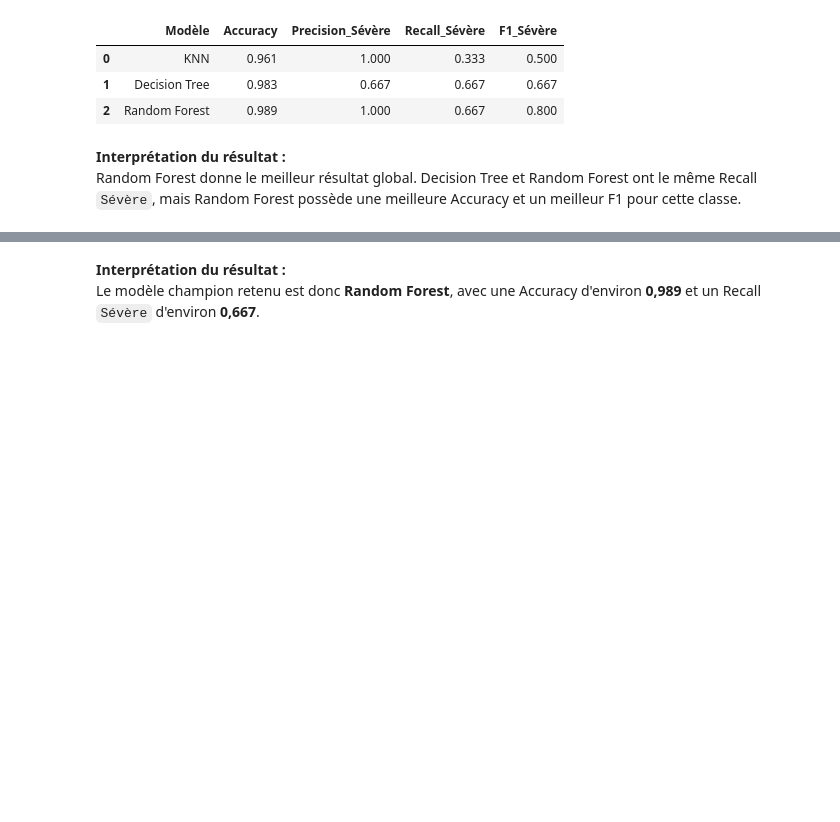
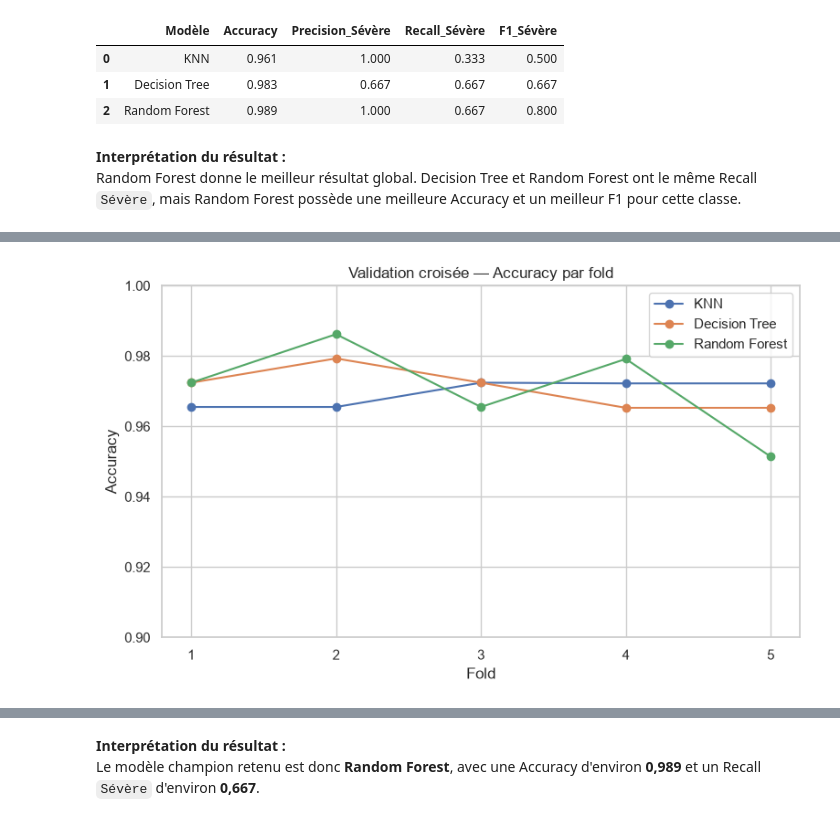
Before and after one commit to tarekalsemaan/USGS-Earthquake-AI, a Jupyter notebook: notebooks/05_Model_Damage.ipynb, the cells around one changed output, grey strips where cells are left out. Saved outputs shown, nothing was run; the diff lists cells and outputs as text; code cells hidden in the pictures; blank space fills up the shorter version.

Commit message:
Add cross-validation evaluation for damage and economic loss models

```diff
--- a/notebooks/05_Model_Damage.ipynb
+++ b/notebooks/05_Model_Damage.ipynb
@@ -1439,0 +1508,17 @@ Random Forest est retenu comme modèle champion. Il obtient la meilleure Accurac
+# %%
+# ============================================================
+# CROSS-VALIDATION — RANDOM FOREST
+# ============================================================
+
+scores_rf = cross_val_score(
+    random_forest,
+    X_train,
+    y_train,
+    cv=cv,
+    scoring="accuracy"
+)
+
+print("RANDOM FOREST")
+print("Scores :", scores_rf)
+print("Accuracy moyenne :", round(scores_rf.mean(), 3))
+print("Écart-type :", round(scores_rf.std(), 3))
@@ -1439,0 +1638,44 @@ Random Forest est retenu comme modèle champion. Il obtient la meilleure Accurac
+# %%
+# ============================================================
+# GRAPHIQUE — ACCURACY PAR FOLD
+# ============================================================
+
+import matplotlib.pyplot as plt
+
+folds = range(1, 6)
+
+plt.figure(figsize=(9, 5))
+
+plt.plot(
+    folds,
+    scores_knn,
+    marker="o",
+    label="KNN"
+)
+
+plt.plot(
+    folds,
+    scores_tree,
+    marker="o",
+    label="Decision Tree"
+)
+
+plt.plot(
+    folds,
+    scores_rf,
+    marker="o",
+    label="Random Forest"
+)
+
+plt.title("Validation croisée — Accuracy par fold")
+plt.xlabel("Fold")
+plt.ylabel("Accuracy")
+
+plt.xticks(folds)
+plt.ylim(0.90, 1.00)
+plt.grid(True)
+plt.legend()
+
+plt.show()
+# %% [output]
+[figure, added]
```
Also changed, not shown: parts of 26 cells of this notebook, 4 other files.
